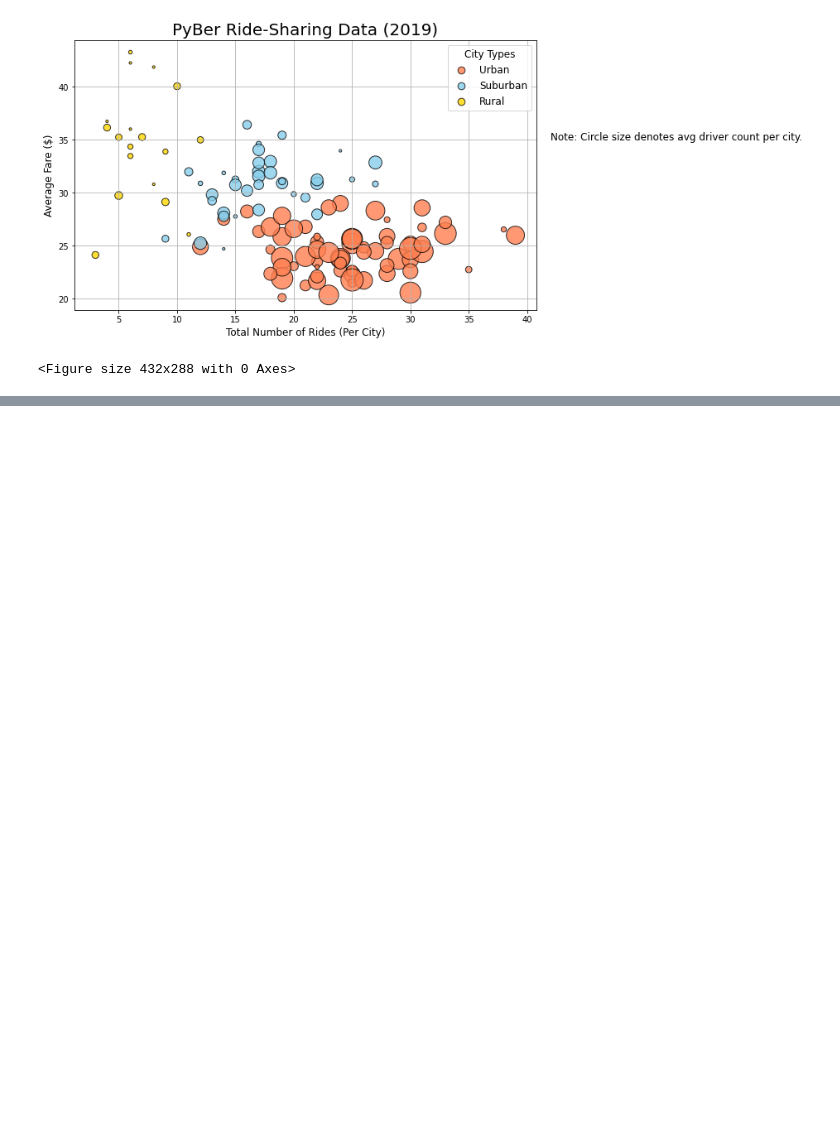
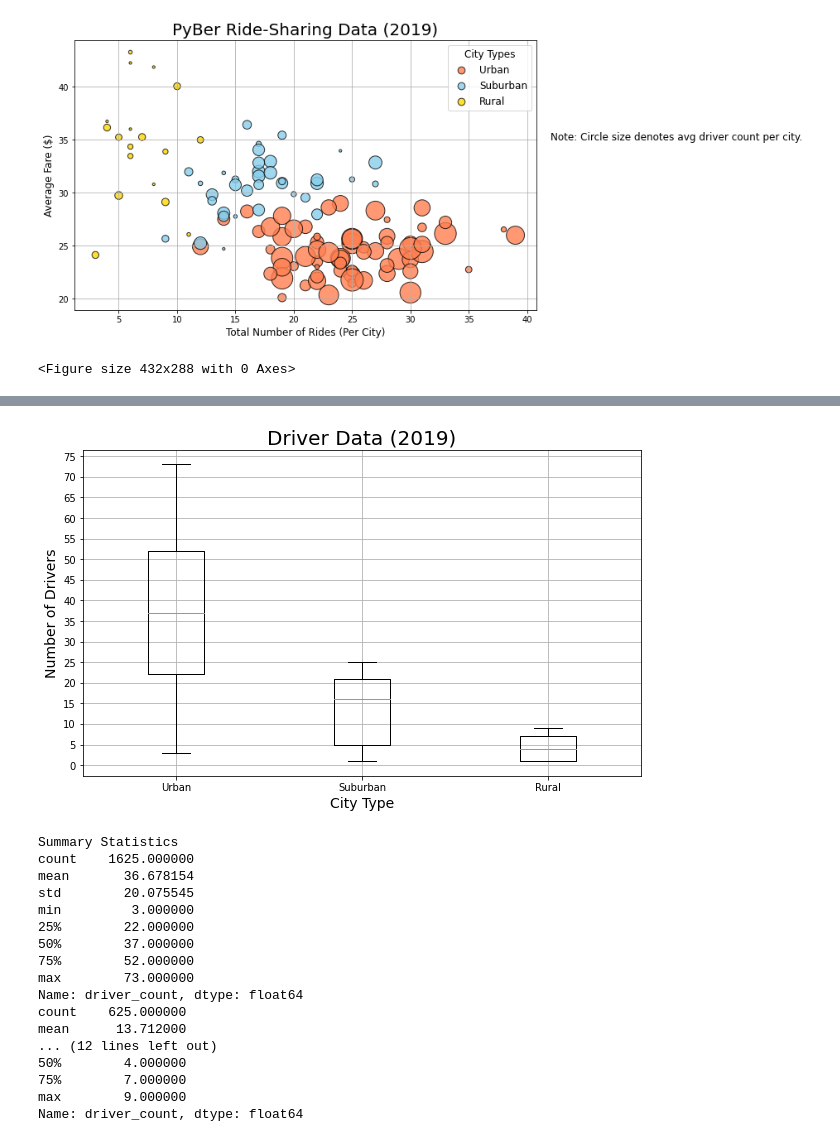
Before and after one commit to FreshOats/PyBer_Analysis, a Jupyter notebook: PyBer.ipynb, the cells around one changed output, grey strips where cells are left out. Drawn from its saved outputs; the diff is of its cells as text; code cells hidden in the pictures; blank space fills up the shorter version.

```diff
--- a/PyBer.ipynb
+++ b/PyBer.ipynb
@@ -385,0 +551,9 @@ plt.savefig("Analysis/Fig1.png")
+# %%
+# Summary Statistics for the Number of Drivers by City Type
+# Get driver count data from the urban cities
+
+urban_drivers = urban_cities_df['driver_count']
+suburban_drivers = suburban_cities_df['driver_count']
+rural_drivers = rural_cities_df['driver_count']
+
+print(urban_drivers.head(), suburban_drivers.head(), rural_drivers.head())
@@ -385,0 +686,42 @@ plt.savefig("Analysis/Fig1.png")
+# %%
+# Create a box-and-whimper plot for the Driver data
+x_labels = ["Urban", "Suburban", "Rural"]
+ride_driver_data = [urban_drivers, suburban_drivers, rural_drivers]
+fig, ax = plt.subplots(figsize=(10, 6))
+
+
+ax.set_title("Driver Data (2019)", fontsize=20)
+ax.set_ylabel('Number of Drivers', fontsize=14)
+ax.set_xlabel("City Type", fontsize=14)
+ax.boxplot(ride_driver_data, labels=x_labels)
+
+# Add the title, y-axis label and grid.
+ax.set_yticks(np.arange(0, 76, step=5.0))
+ax.grid()
+
+plt.savefig("Analysis/Fig4.png")
+plt.show()
+
+print("Summary Statistics")
+print(urban_drivers.describe())
+print(suburban_drivers.describe())
+print(rural_drivers.describe())
+# %% [output]
+[figure, added]
+Summary Statistics
+count    1625.000000
+mean       36.678154
+std        20.075545
+min         3.000000
+25%        22.000000
+50%        37.000000
+75%        52.000000
+max        73.000000
+Name: driver_count, dtype: float64
+count    625.000000
+mean      13.712000
+... (12 lines left out)
+50%        4.000000
+75%        7.000000
+max        9.000000
+Name: driver_count, dtype: float64
```
Also changed, not shown: parts of 19 cells of this notebook, 3 other files.
